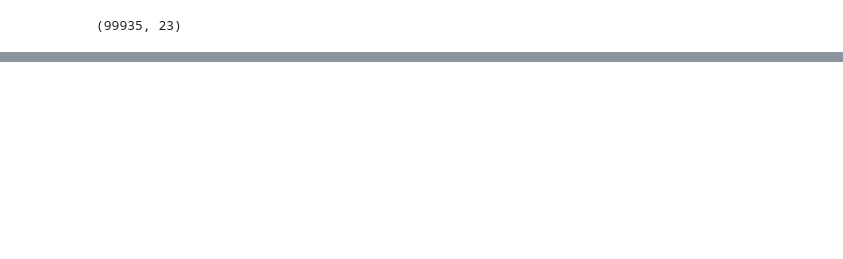
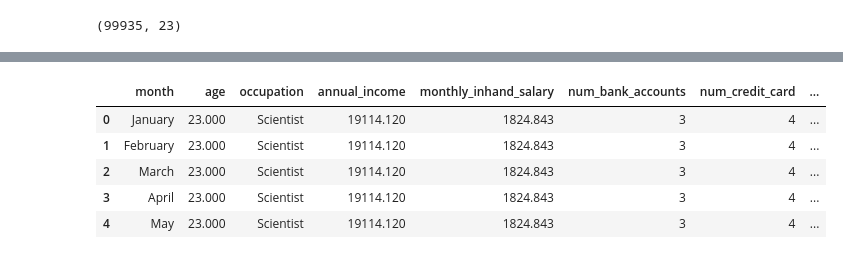
Before and after one commit to nazmclk/DeepLearning_Notebooks, a Jupyter notebook: data-cleaning-notebook-for-credit-score-dataset.ipynb, the cells around one changed output, grey strips where cells are left out. Cells and saved outputs as stored; diff of their text form; code cells hidden in the pictures; blank space fills up the shorter version.

Commit message:
Kaggle Notebook | Data_Cleaning_Notebook_for_Credit_Score_Dataset | Version 8

```diff
--- a/data-cleaning-notebook-for-credit-score-dataset.ipynb
+++ b/data-cleaning-notebook-for-credit-score-dataset.ipynb
@@ -1324,0 +1334,10 @@ df.sample(10)
+# %%
+df = pd.read_csv('/kaggle/working/cleaned_creditscore_dataset.csv')
+df.head()
+# %% [output]
+|  | month | age | occupation | annual_income | monthly_inhand_salary | num_bank_accounts | num_credit_card | ... |
+| 0 | January | 23.000 | Scientist | 19114.120 | 1824.843 | 3 | 4 | ... |
+| 1 | February | 23.000 | Scientist | 19114.120 | 1824.843 | 3 | 4 | ... |
+| 2 | March | 23.000 | Scientist | 19114.120 | 1824.843 | 3 | 4 | ... |
+| 3 | April | 23.000 | Scientist | 19114.120 | 1824.843 | 3 | 4 | ... |
+| 4 | May | 23.000 | Scientist | 19114.120 | 1824.843 | 3 | 4 | ... |
```
Also changed, not shown: parts of 10 cells of this notebook.
